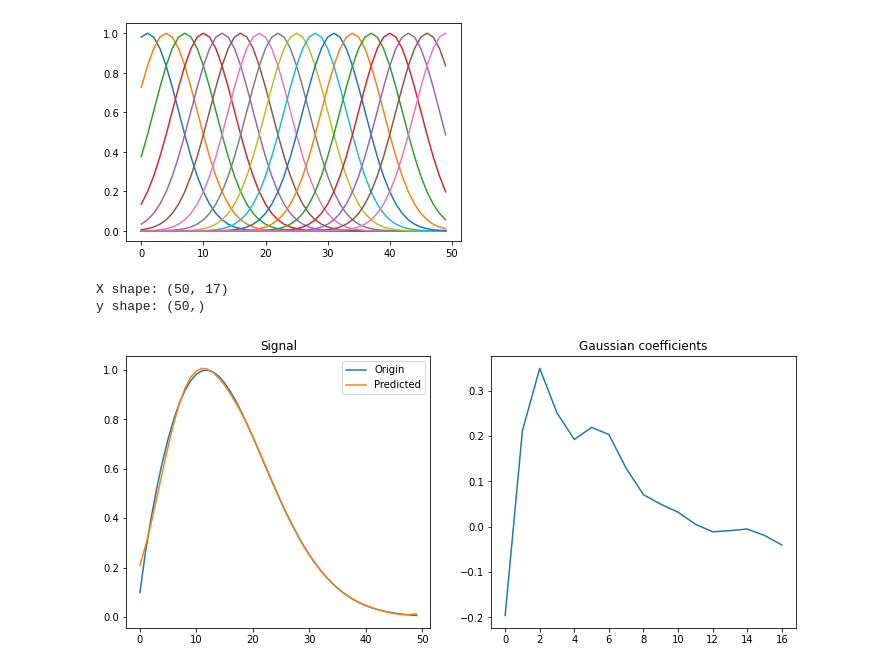
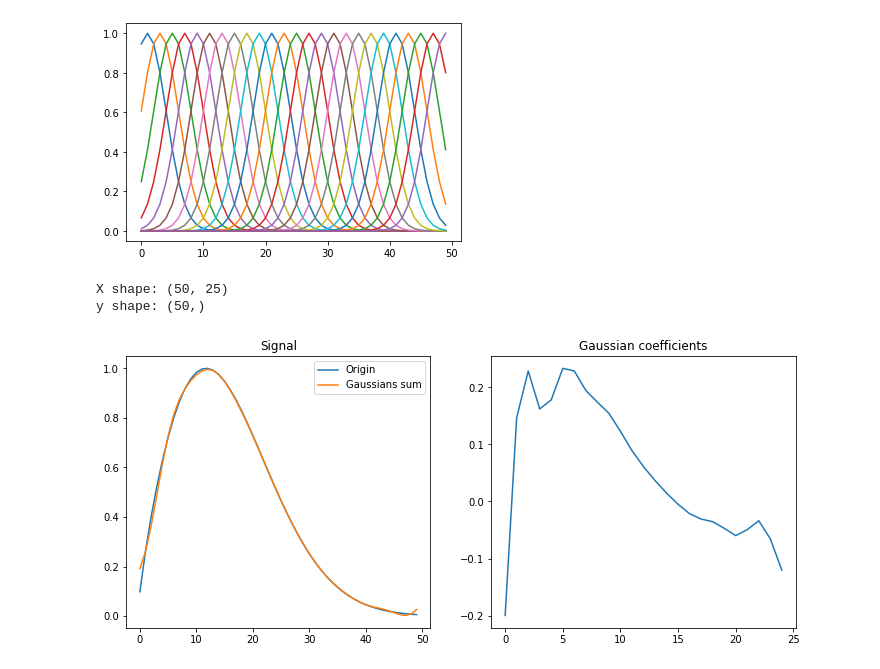
Before and after one commit to whiteRa2bit/hep_generative_models, a Jupyter notebook: notebooks/train/Gan_preprocessing.ipynb, the cells around one changed output. Cells and saved outputs as stored; diff of their text form; code cells hidden in the pictures.

```diff
--- a/notebooks/train/Gan_preprocessing.ipynb
+++ b/notebooks/train/Gan_preprocessing.ipynb
@@ -30,28 +30,28 @@ nakagami = Nakagami(SAMPLE_SIZE, Q_LOWER, Q_UPPER)
 nu_values = np.arange(NU_MIN, NU_MAX, NU_STEP)
 data = nakagami.get_nakagami_data(nu_values)
 # %%
-POINTS_NUM = 101
-STD = 5
+POINTS_NUM = 2 * SAMPLE_SIZE + 1
+STD = 3
 
 sample = data[0] #np.reshape(data[0], (len(data[0]), 1))
 max_loc = np.argmax(signal.gaussian(POINTS_NUM, std=STD))
 gaussians = []
-for i in range(0, len(sample), 3):
+for i in range(0, len(sample), 2):
     start_pos = max_loc - i - 1
     end_pos = start_pos + len(sample)
     values = signal.gaussian(POINTS_NUM, std=STD)[start_pos:end_pos]
     plt.plot(values)
     gaussians.append(values)
 plt.show()
 # %% [output]
-[figure, old version]
+[figure, new version]
 # %%
 X = np.array(gaussians).T
 y = sample.copy()
 print("X shape:", X.shape)
 print("y shape:", y.shape)
 # %% [output]
-X shape: (50, 17)
+X shape: (50, 25)
 y shape: (50,)
 # %%
 lr = Ridge(alpha=0.1)
@@ -65,12 +65,12 @@ f, ax = plt.subplots(1, 2, figsize=(12, 5))
 ax[0].set_title("Signal")
 ax[0].plot(y)
 ax[0].plot(result)
-ax[0].legend(['Origin', 'Predicted'])
+ax[0].legend(['Origin', 'Gaussians sum'])
 ax[1].set_title("Gaussian coefficients")
 ax[1].plot(lr.coef_)
 plt.show()
 # %% [output]
-[figure, old version]
+[figure, new version]
 # %%
 id_to_coef = {i: [] for i in range(len(data))}
 id_to_intercept = {i: None for i in range(len(data))}
```
Also changed, not shown: parts of 4 cells of this notebook, 3 other files.
